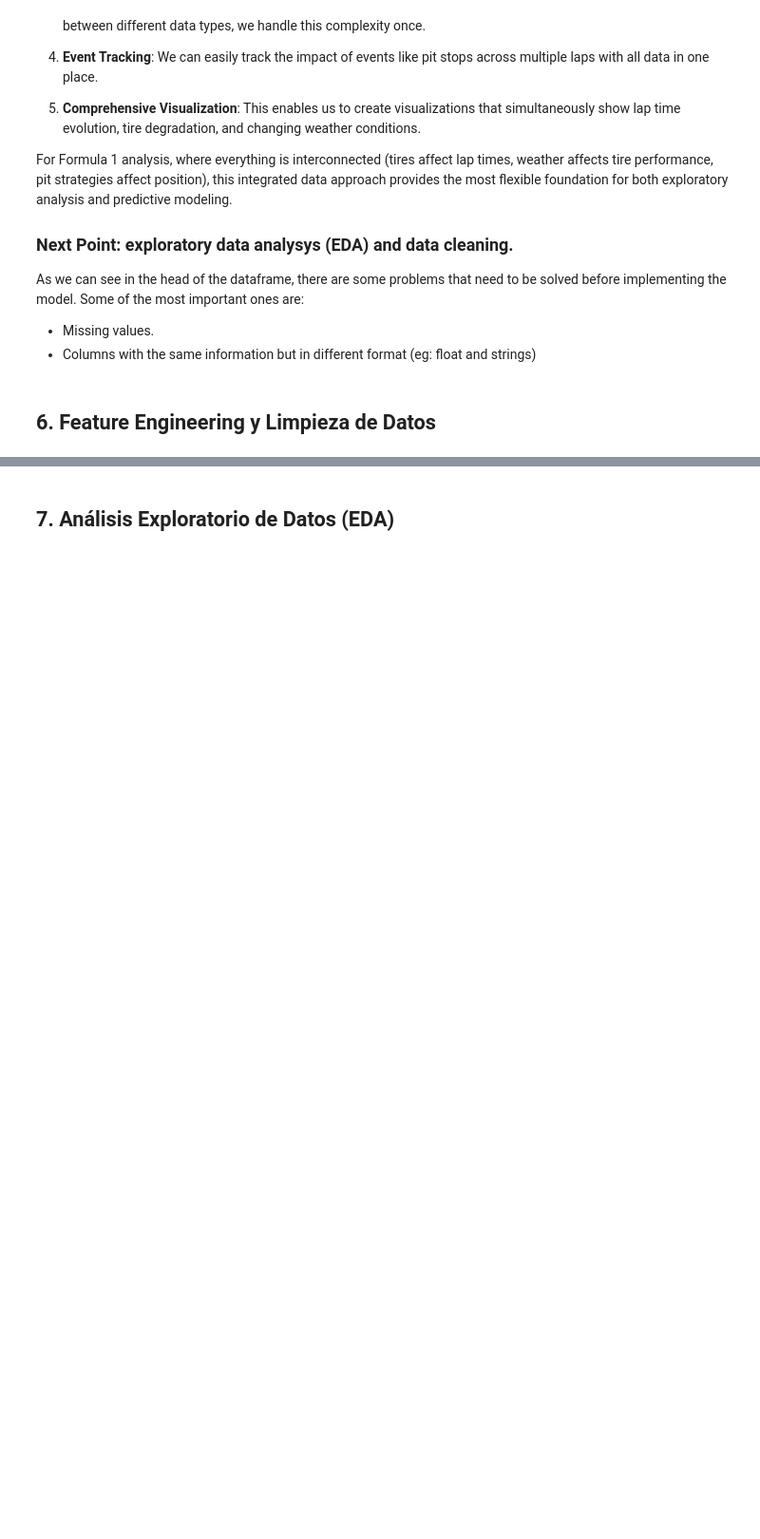
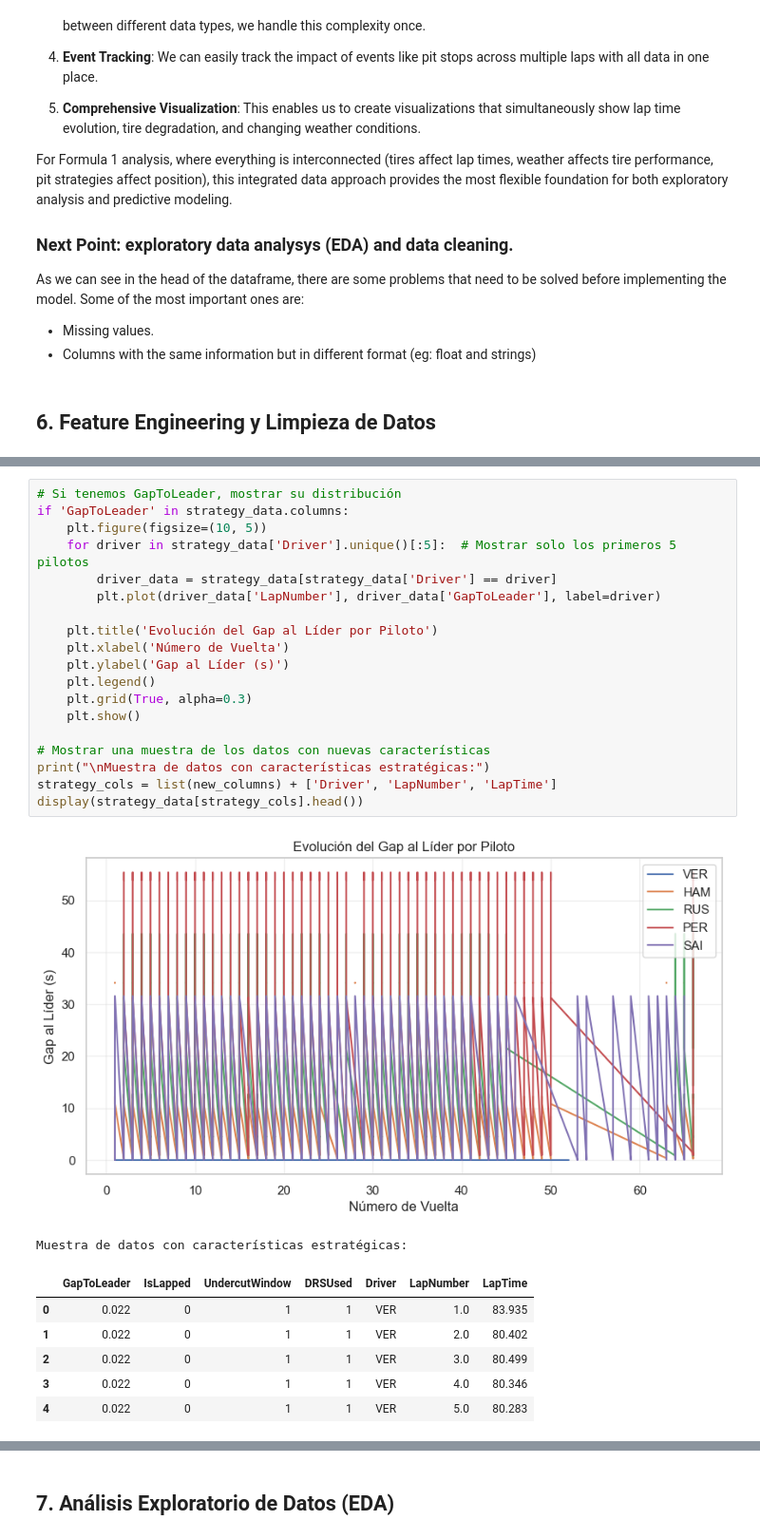
Before and after one commit to VforVitorio/F1_Strat_Manager, a Jupyter notebook: scripts/lap_prediction.ipynb, the cells around one changed output, grey strips where cells are left out. Shown at 95% size. Drawn from its saved outputs; the diff is of its cells as text; blank space fills up the shorter version.

```diff
--- a/scripts/lap_prediction.ipynb
+++ b/scripts/lap_prediction.ipynb
@@ -584,0 +739,28 @@ model_data, available_features = prepare_data_for_modeling(merged_data)
+# %%
+# Si tenemos GapToLeader, mostrar su distribución
+if 'GapToLeader' in strategy_data.columns:
+    plt.figure(figsize=(10, 5))
+    for driver in strategy_data['Driver'].unique()[:5]:  # Mostrar solo los primeros 5 pilotos
+        driver_data = strategy_data[strategy_data['Driver'] == driver]
+        plt.plot(driver_data['LapNumber'], driver_data['GapToLeader'], label=driver)
+
+    plt.title('Evolución del Gap al Líder por Piloto')
+    plt.xlabel('Número de Vuelta')
+    plt.ylabel('Gap al Líder (s)')
+    plt.legend()
+    plt.grid(True, alpha=0.3)
+    plt.show()
+
+# Mostrar una muestra de los datos con nuevas características
+print("\nMuestra de datos con características estratégicas:")
+strategy_cols = list(new_columns) + ['Driver', 'LapNumber', 'LapTime']
+display(strategy_data[strategy_cols].head())
+# %% [output]
+[figure, added]
+Muestra de datos con características estratégicas:
+|  | GapToLeader | IsLapped | UndercutWindow | DRSUsed | Driver | LapNumber | LapTime |
+| 0 | 0.022 | 0 | 1 | 1 | VER | 1.0 | 83.935 |
+| 1 | 0.022 | 0 | 1 | 1 | VER | 2.0 | 80.402 |
+| 2 | 0.022 | 0 | 1 | 1 | VER | 3.0 | 80.499 |
+| 3 | 0.022 | 0 | 1 | 1 | VER | 4.0 | 80.346 |
+| 4 | 0.022 | 0 | 1 | 1 | VER | 5.0 | 80.283 |
```
Also changed, not shown: parts of 39 cells of this notebook, 2 other files.
